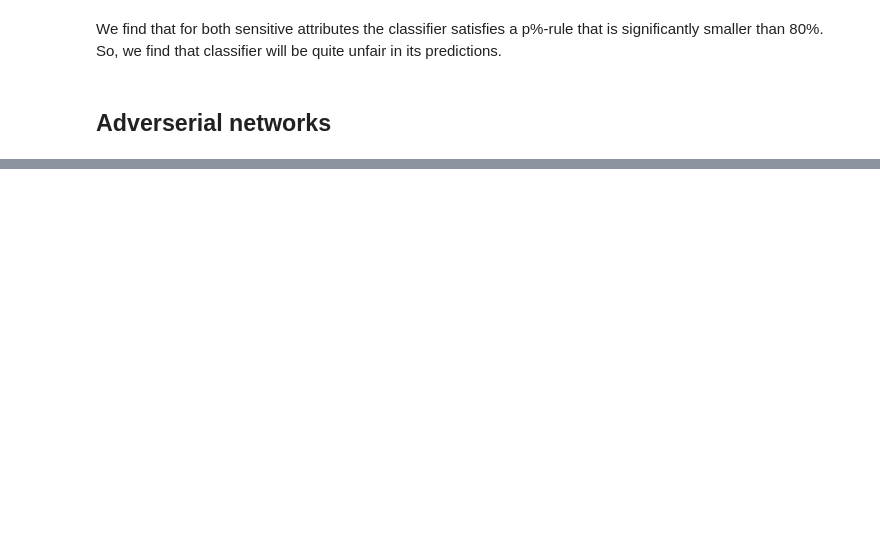
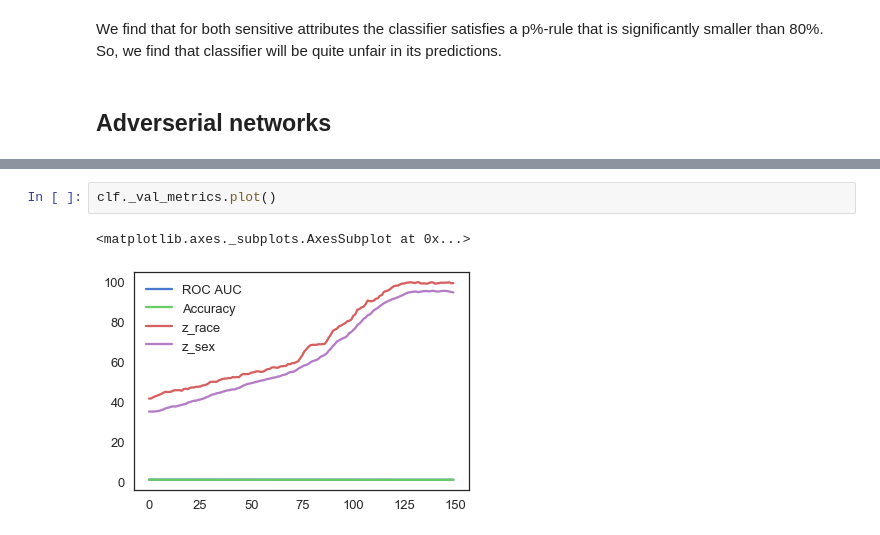
Before and after one commit to equialgo/fairness-in-ml, a Jupyter notebook: fairness-in-ml.ipynb, the cells around one changed output, grey strips where cells are left out. Drawn from its saved outputs; the diff is of its cells as text; blank space fills up the shorter version.

```diff
--- a/fairness-in-ml.ipynb
+++ b/fairness-in-ml.ipynb
@@ -343,0 +355,5 @@ The classifier satifies the following %p-rules:
+# %%
+clf._val_metrics.plot()
+# %% [output]
+<matplotlib.axes._subplots.AxesSubplot at 0x...>
+[figure, added]
```
Also changed, not shown: parts of 15 cells of this notebook, 1 other file.
